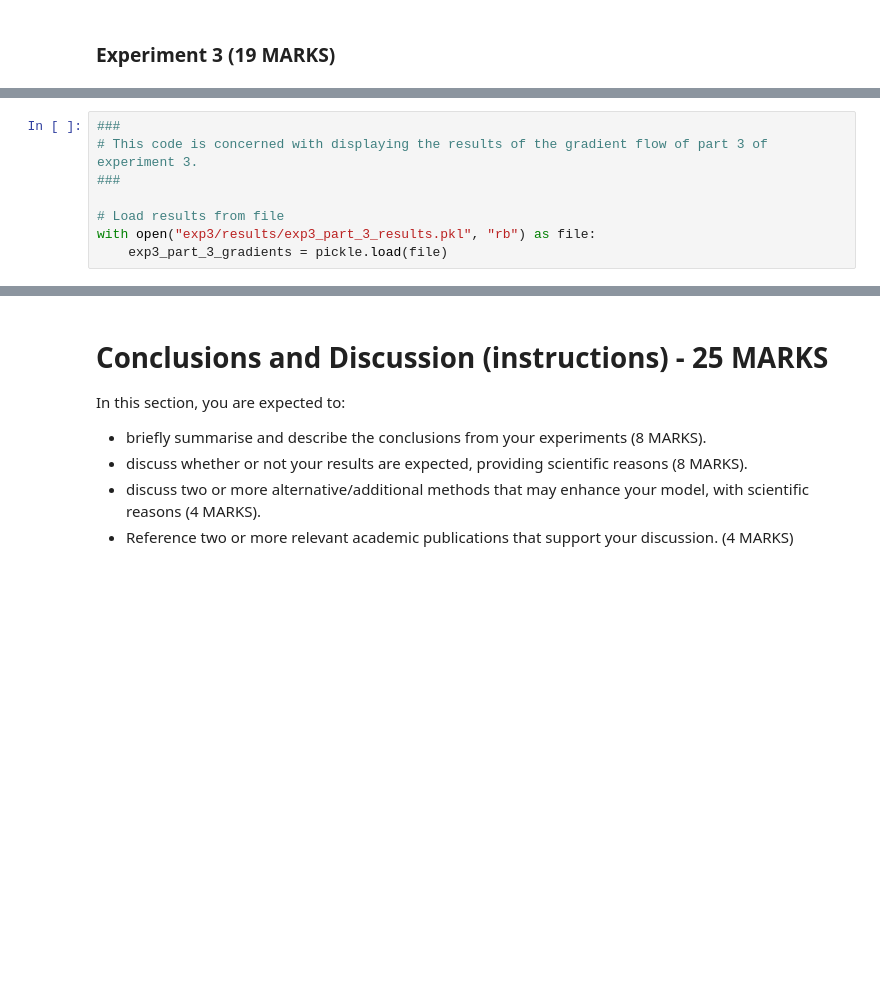
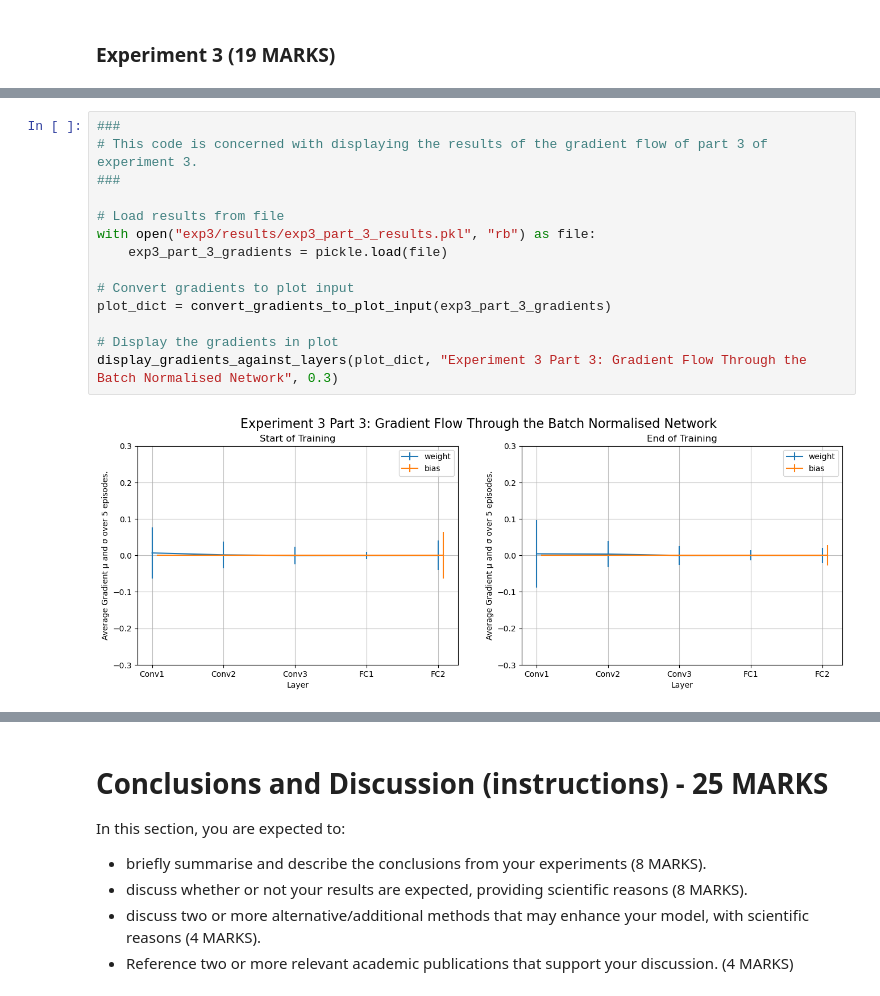
Before and after one commit to Dents6679/cifar10_nn_experiments, a Jupyter notebook: 246518.ipynb, the cells around one changed output, grey strips where cells are left out. Saved outputs shown, nothing was run; the diff lists cells and outputs as text; blank space fills up the shorter version.

```diff
--- a/246518.ipynb
+++ b/246518.ipynb
@@ -2795,11 +2812,19 @@ Results saved to file
 # %%
 ###
 # This code is concerned with displaying the results of the gradient flow of part 3 of experiment 3.
 ###
 
 # Load results from file
 with open("exp3/results/exp3_part_3_results.pkl", "rb") as file:
     exp3_part_3_gradients = pickle.load(file)
+
+# Convert gradients to plot input
+plot_dict = convert_gradients_to_plot_input(exp3_part_3_gradients)
+
+# Display the gradients in plot
+display_gradients_against_layers(plot_dict, "Experiment 3 Part 3: Gradient Flow Through the Batch Normalised Network", 0.3)
+# %% [output]
+[figure, added]
 # %%
 ###
 # This cell is concerned with training the model and saving its validation and training losses for part 4 of experiment 3
```
Also changed, not shown: parts of 26 cells of this notebook, 21 other files.
